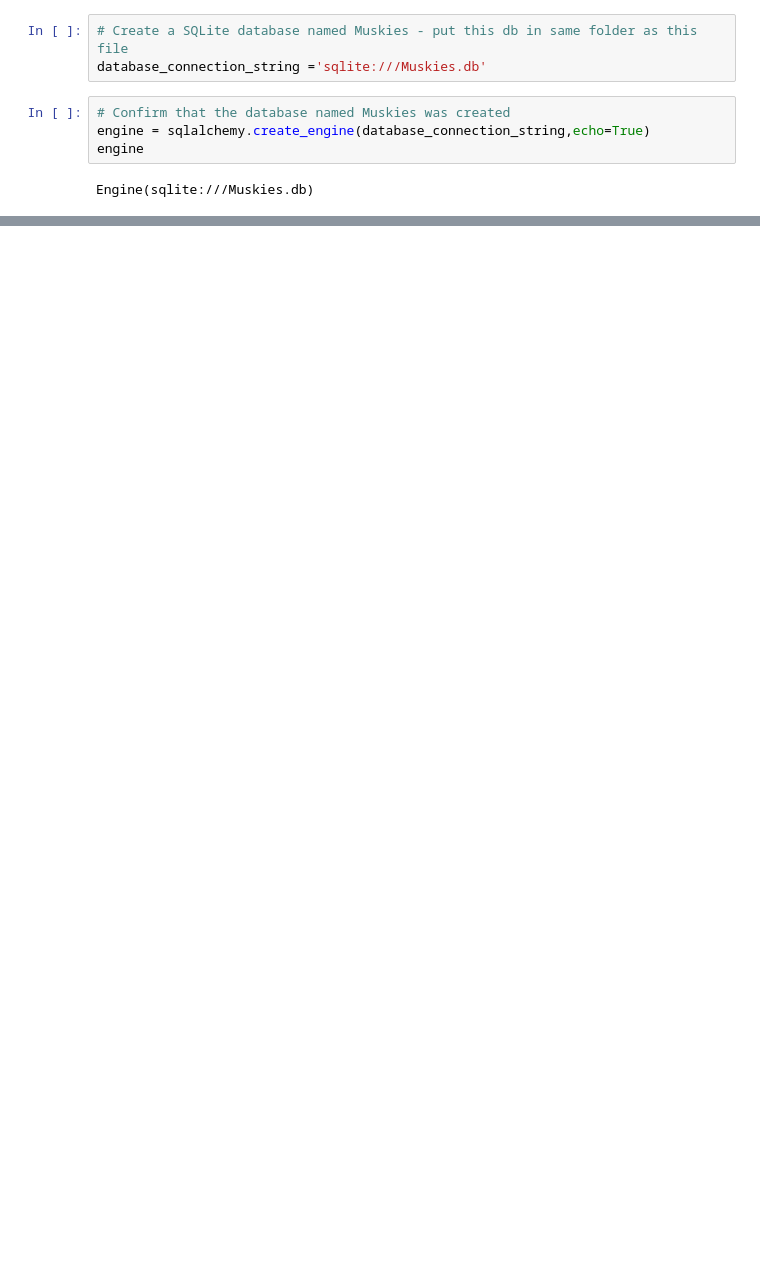
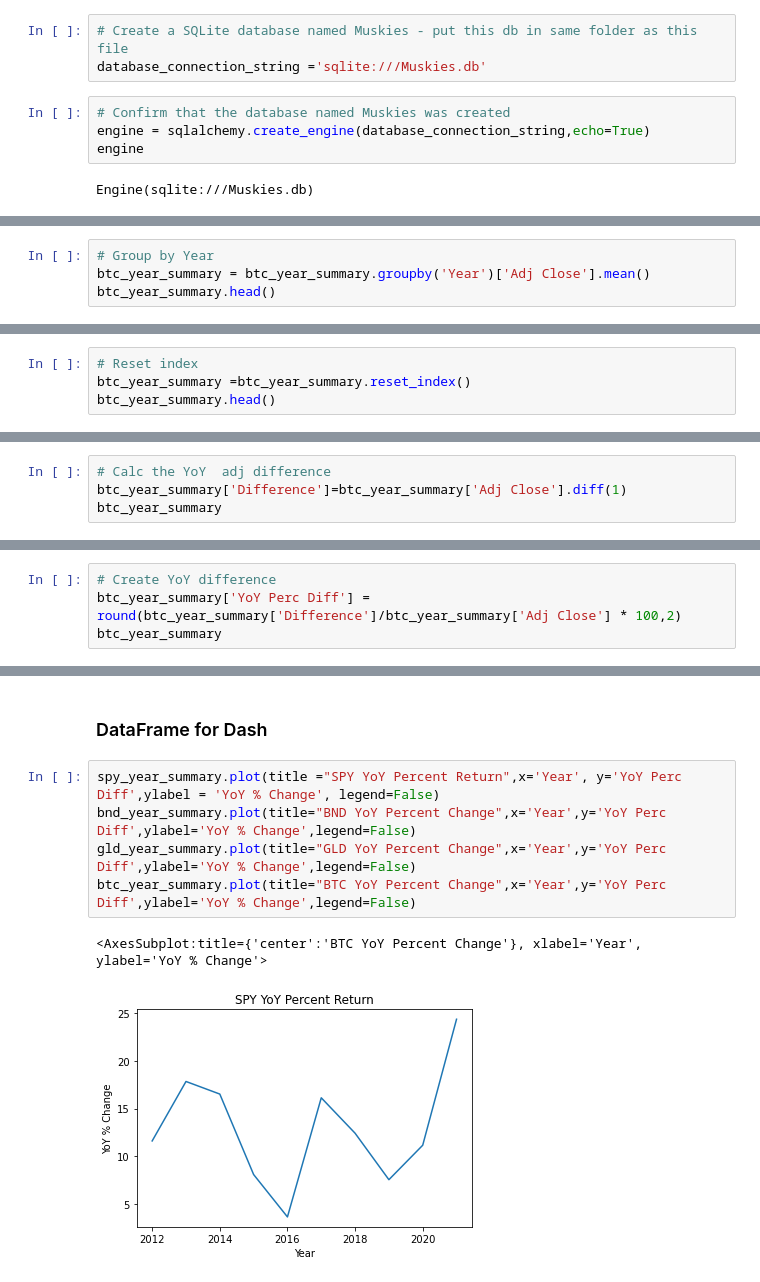
Before and after one commit to sumeetvaidya/bootcamp-project-1, a Jupyter notebook: Calculations_Main.ipynb, the cells around one changed output, grey strips where cells are left out. Saved outputs shown, nothing was run; the diff lists cells and outputs as text; blank space fills up the shorter version.

```diff
--- a/Calculations_Main.ipynb
+++ b/Calculations_Main.ipynb
@@ -363,0 +854,4 @@ ON GLD.Date = BND.Date
+# %%
+# Group by Year
+btc_year_summary = btc_year_summary.groupby('Year')['Adj Close'].mean()
+btc_year_summary.head()
@@ -363,0 +866,4 @@ ON GLD.Date = BND.Date
+# %%
+# Reset index
+btc_year_summary =btc_year_summary.reset_index()
+btc_year_summary.head()
@@ -363,0 +877,4 @@ ON GLD.Date = BND.Date
+# %%
+# Calc the YoY  adj difference
+btc_year_summary['Difference']=btc_year_summary['Adj Close'].diff(1)
+btc_year_summary
@@ -363,0 +891,4 @@ ON GLD.Date = BND.Date
+# %%
+# Create YoY difference
+btc_year_summary['YoY Perc Diff'] = round(btc_year_summary['Difference']/btc_year_summary['Adj Close'] * 100,2)
+btc_year_summary
@@ -363,0 +905,10 @@ ON GLD.Date = BND.Date
+# %% [markdown]
+### DataFrame for Dash
+# %%
+spy_year_summary.plot(title ="SPY YoY Percent Return",x='Year', y='YoY Perc Diff',ylabel = 'YoY % Change', legend=False)
+bnd_year_summary.plot(title="BND YoY Percent Change",x='Year',y='YoY Perc Diff',ylabel='YoY % Change',legend=False)
+gld_year_summary.plot(title="GLD YoY Percent Change",x='Year',y='YoY Perc Diff',ylabel='YoY % Change',legend=False)
+btc_year_summary.plot(title="BTC YoY Percent Change",x='Year',y='YoY Perc Diff',ylabel='YoY % Change',legend=False)
+# %% [output]
+<AxesSubplot:title={'center':'BTC YoY Percent Change'}, xlabel='Year', ylabel='YoY % Change'>
+[figure, added]
```
Also changed, not shown: parts of 63 cells of this notebook, 1 other file.
